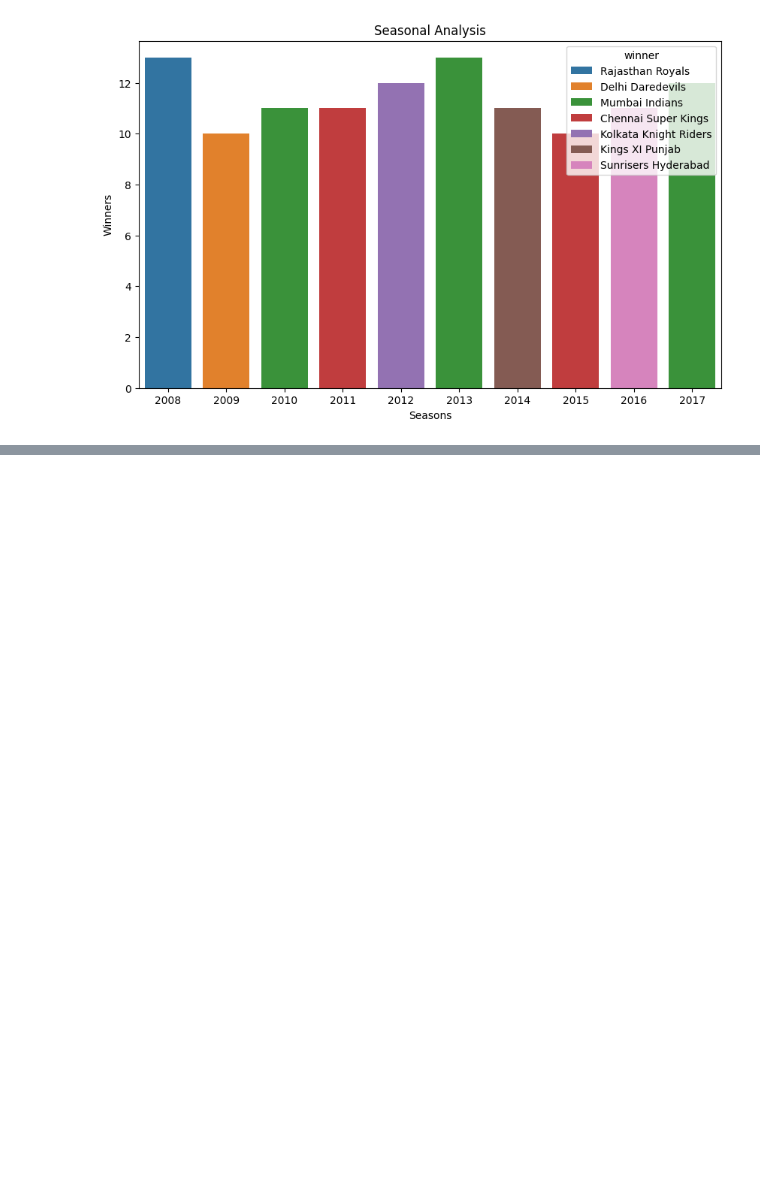
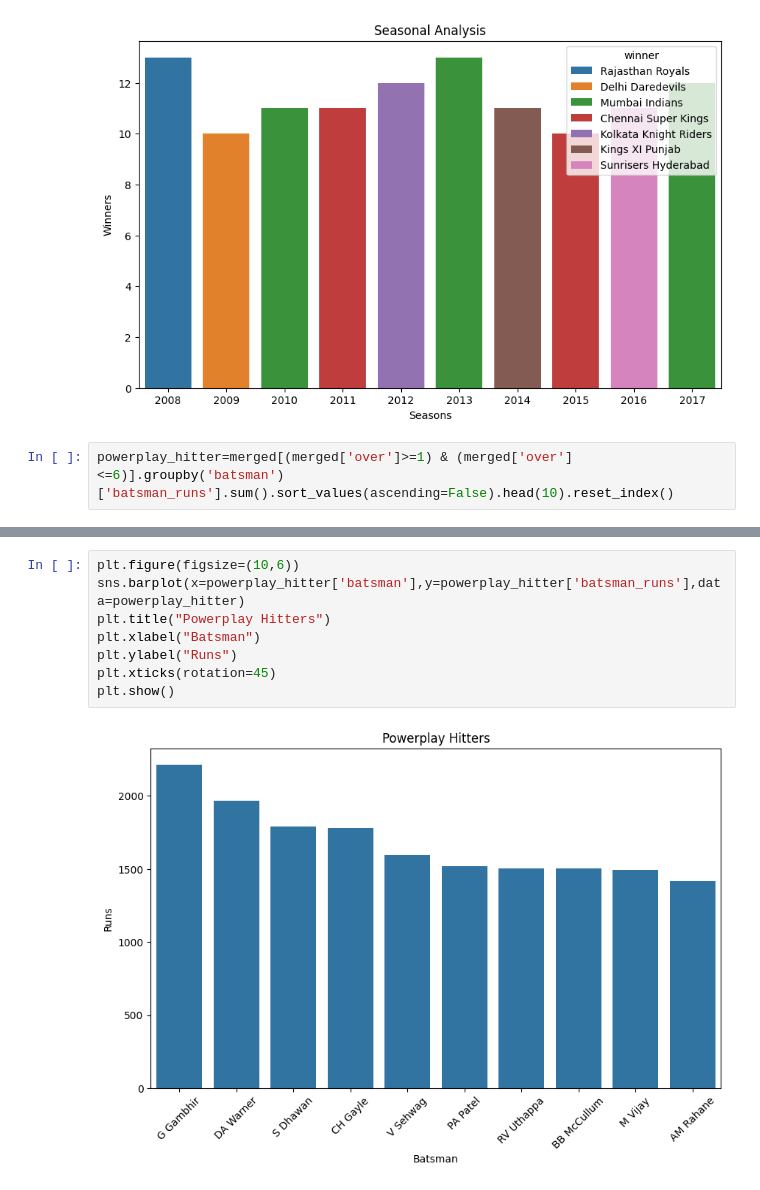
Before and after one commit to ajaykrixna/IPL_match-_analysis, a Jupyter notebook: IPL_analysis.ipynb, the cells around one changed output, grey strips where cells are left out. Drawn from its saved outputs; the diff is of its cells as text; blank space fills up the shorter version.

Commit message:
powerplay hitters analysis

```diff
--- a/IPL_analysis.ipynb
+++ b/IPL_analysis.ipynb
@@ -453,3 +453,5 @@ plt.ylabel("Winners")
 plt.show()
 # %% [output]
 [figure]
+# %%
+powerplay_hitter=merged[(merged['over']>=1) & (merged['over']<=6)].groupby('batsman')['batsman_runs'].sum().sort_values(ascending=False).head(10).reset_index()
@@ -455,0 +472,10 @@ plt.show()
+# %%
+plt.figure(figsize=(10,6))
+sns.barplot(x=powerplay_hitter['batsman'],y=powerplay_hitter['batsman_runs'],data=powerplay_hitter)
+plt.title("Powerplay Hitters")
+plt.xlabel("Batsman")
+plt.ylabel("Runs")
+plt.xticks(rotation=45)
+plt.show()
+# %% [output]
+[figure, added]
```
Also changed, not shown: parts of 1 cell of this notebook.
